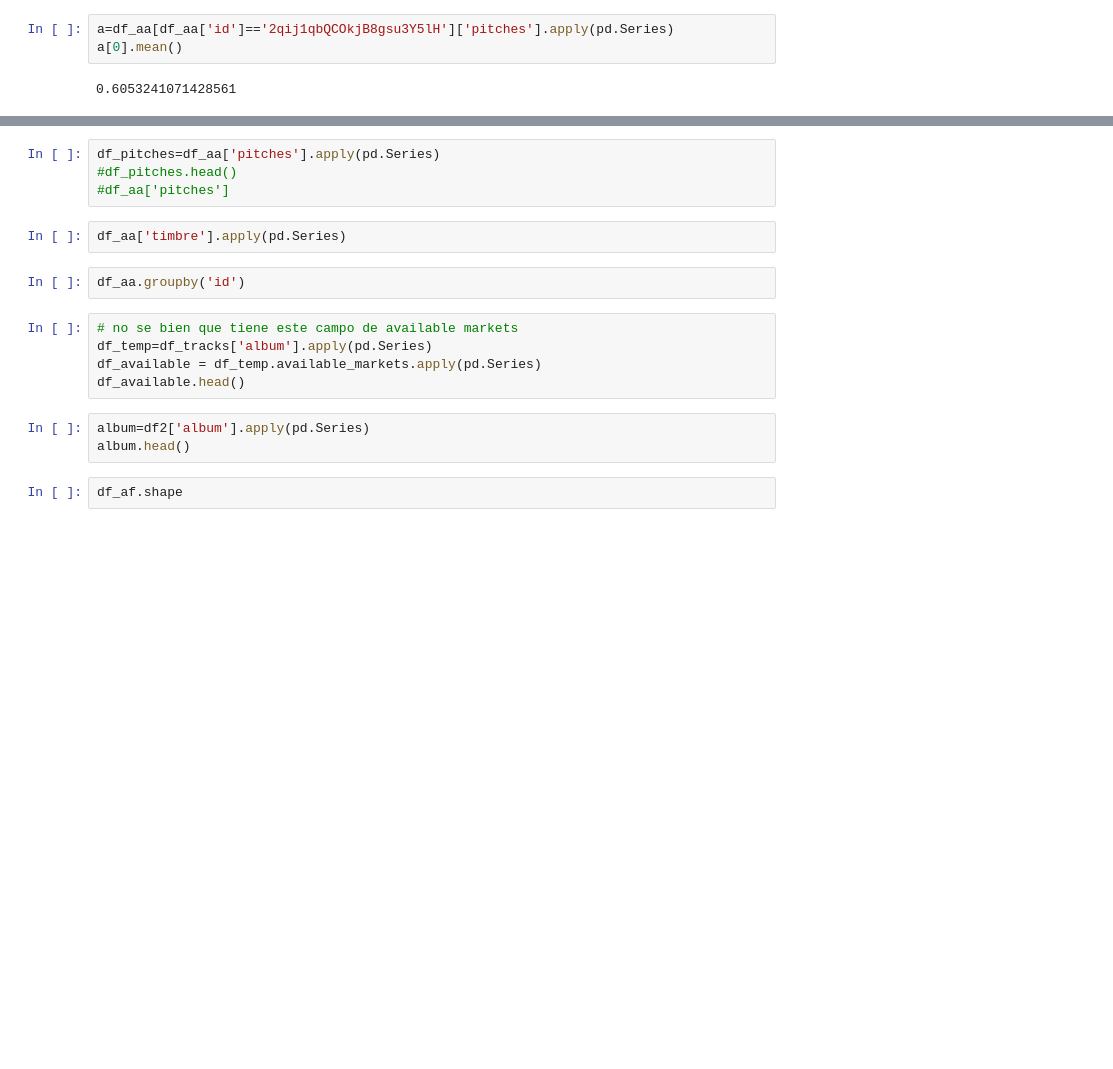
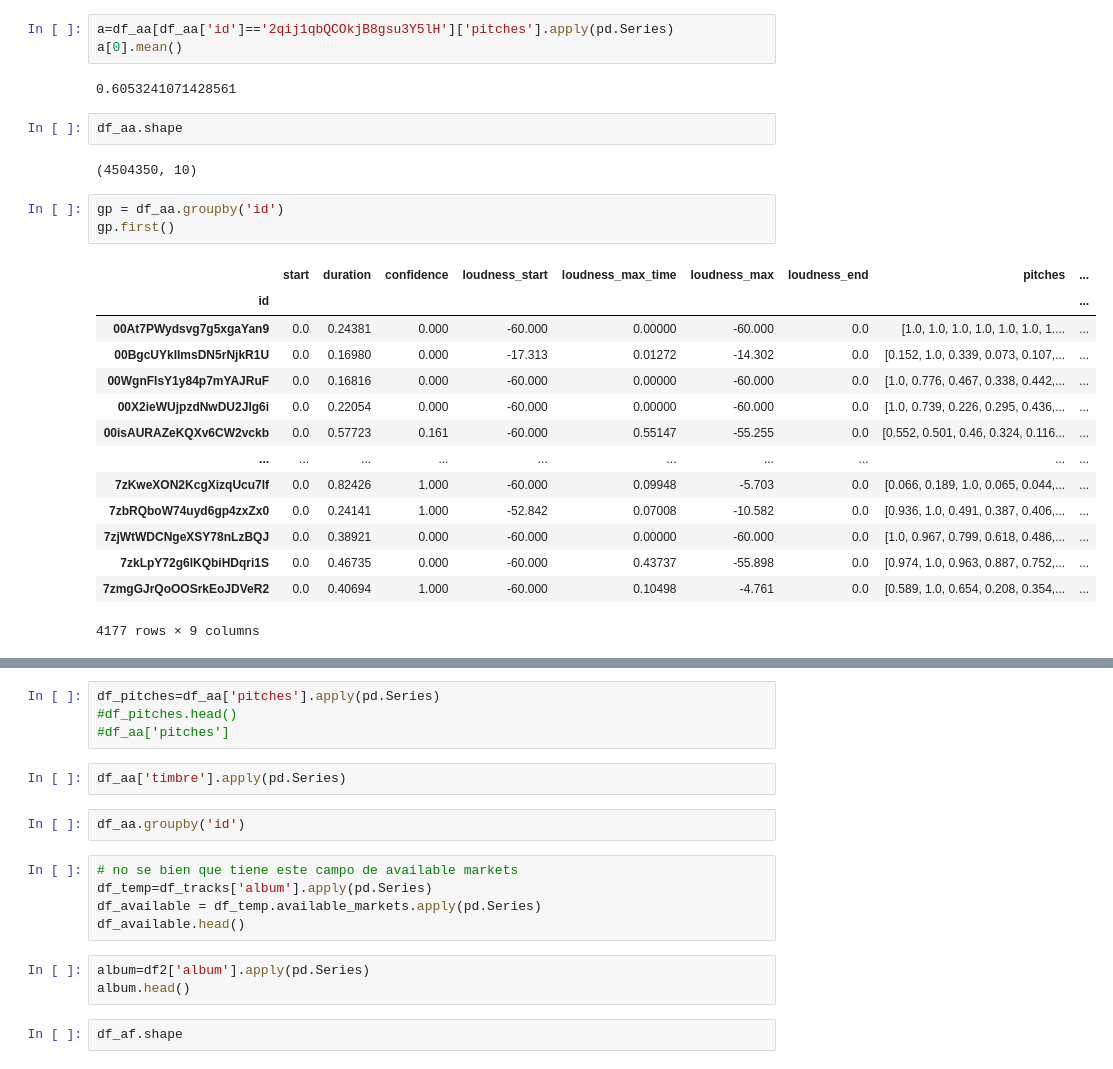
Before and after one commit to tincho-mehaudy/DMCyT, a Jupyter notebook: TP1_Consigna1.ipynb, the cells around one changed output, grey strips where cells are left out. Cells and saved outputs as stored; diff of their text form; blank space fills up the shorter version.

```diff
--- a/TP1_Consigna1.ipynb
+++ b/TP1_Consigna1.ipynb
@@ -346,3 +377,25 @@ a=df_aa[df_aa['id']=='2qij1qbQCOkjB8gsu3Y5lH']['pitches'].apply(pd.Series)
 a[0].mean()
 # %% [output]
 0.6053241071428561
+# %%
+df_aa.shape
+# %% [output]
+(4504350, 10)
+# %%
+gp = df_aa.groupby('id')
+gp.first()
+# %% [output]
+|  | start | duration | confidence | loudness_start | loudness_max_time | loudness_max | loudness_end | pitches | ... |
+| id |  |  |  |  |  |  |  |  | ... |
+| 00At7PWydsvg7g5xgaYan9 | 0.0 | 0.24381 | 0.000 | -60.000 | 0.00000 | -60.000 | 0.0 | [1.0, 1.0, 1.0, 1.0, 1.0, 1.0, 1.... | ... |
+| 00BgcUYkIImsDN5rNjkR1U | 0.0 | 0.16980 | 0.000 | -17.313 | 0.01272 | -14.302 | 0.0 | [0.152, 1.0, 0.339, 0.073, 0.107,... | ... |
+| 00WgnFIsY1y84p7mYAJRuF | 0.0 | 0.16816 | 0.000 | -60.000 | 0.00000 | -60.000 | 0.0 | [1.0, 0.776, 0.467, 0.338, 0.442,... | ... |
+| 00X2ieWUjpzdNwDU2Jlg6i | 0.0 | 0.22054 | 0.000 | -60.000 | 0.00000 | -60.000 | 0.0 | [1.0, 0.739, 0.226, 0.295, 0.436,... | ... |
+| 00isAURAZeKQXv6CW2vckb | 0.0 | 0.57723 | 0.161 | -60.000 | 0.55147 | -55.255 | 0.0 | [0.552, 0.501, 0.46, 0.324, 0.116... | ... |
+| ... | ... | ... | ... | ... | ... | ... | ... | ... | ... |
+| 7zKweXON2KcgXizqUcu7lf | 0.0 | 0.82426 | 1.000 | -60.000 | 0.09948 | -5.703 | 0.0 | [0.066, 0.189, 1.0, 0.065, 0.044,... | ... |
+| 7zbRQboW74uyd6gp4zxZx0 | 0.0 | 0.24141 | 1.000 | -52.842 | 0.07008 | -10.582 | 0.0 | [0.936, 1.0, 0.491, 0.387, 0.406,... | ... |
+| 7zjWtWDCNgeXSY78nLzBQJ | 0.0 | 0.38921 | 0.000 | -60.000 | 0.00000 | -60.000 | 0.0 | [1.0, 0.967, 0.799, 0.618, 0.486,... | ... |
+| 7zkLpY72g6lKQbiHDqri1S | 0.0 | 0.46735 | 0.000 | -60.000 | 0.43737 | -55.898 | 0.0 | [0.974, 1.0, 0.963, 0.887, 0.752,... | ... |
+| 7zmgGJrQoOOSrkEoJDVeR2 | 0.0 | 0.40694 | 1.000 | -60.000 | 0.10498 | -4.761 | 0.0 | [0.589, 1.0, 0.654, 0.208, 0.354,... | ... |
+4177 rows × 9 columns
```
Also changed, not shown: parts of 11 cells of this notebook.
